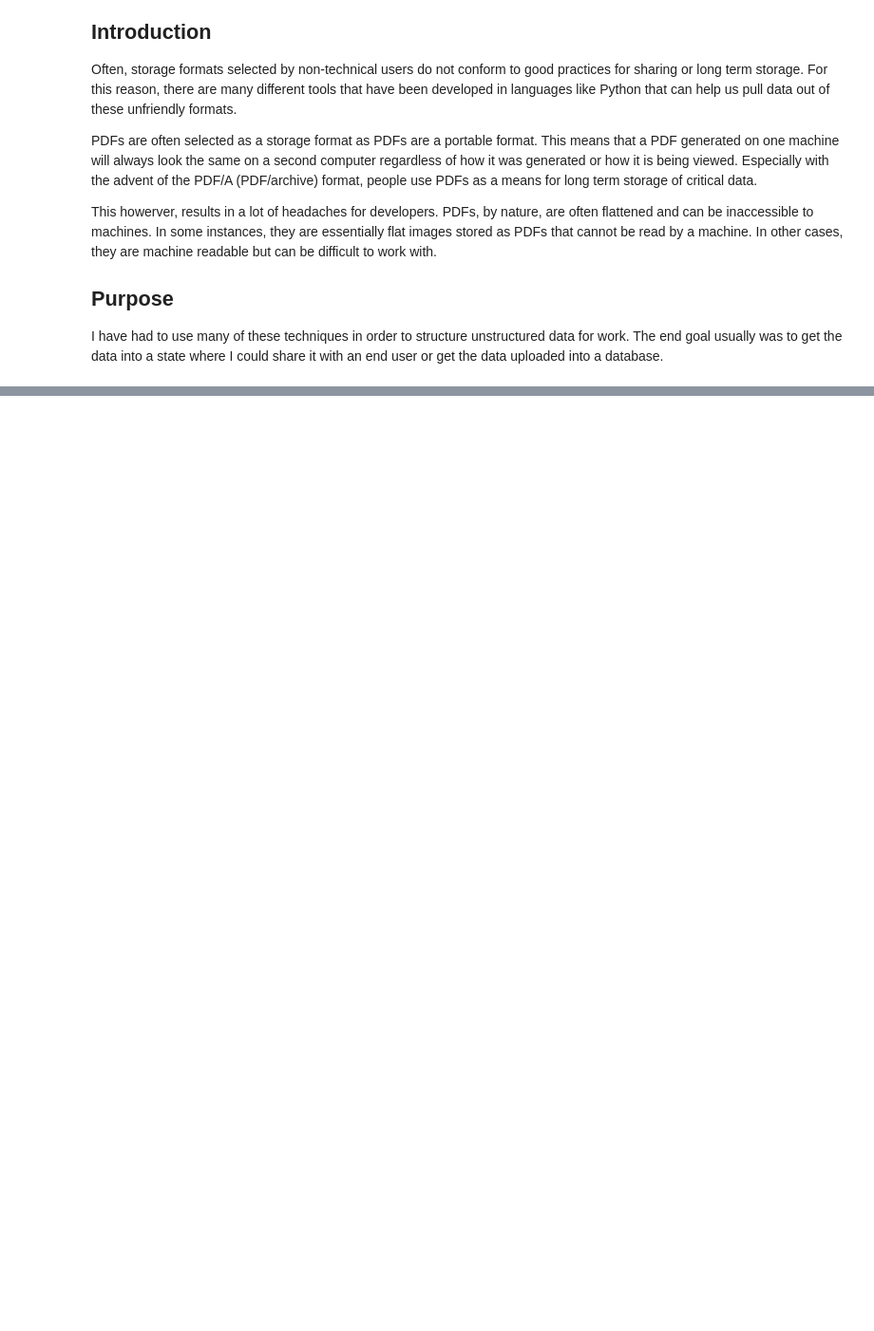
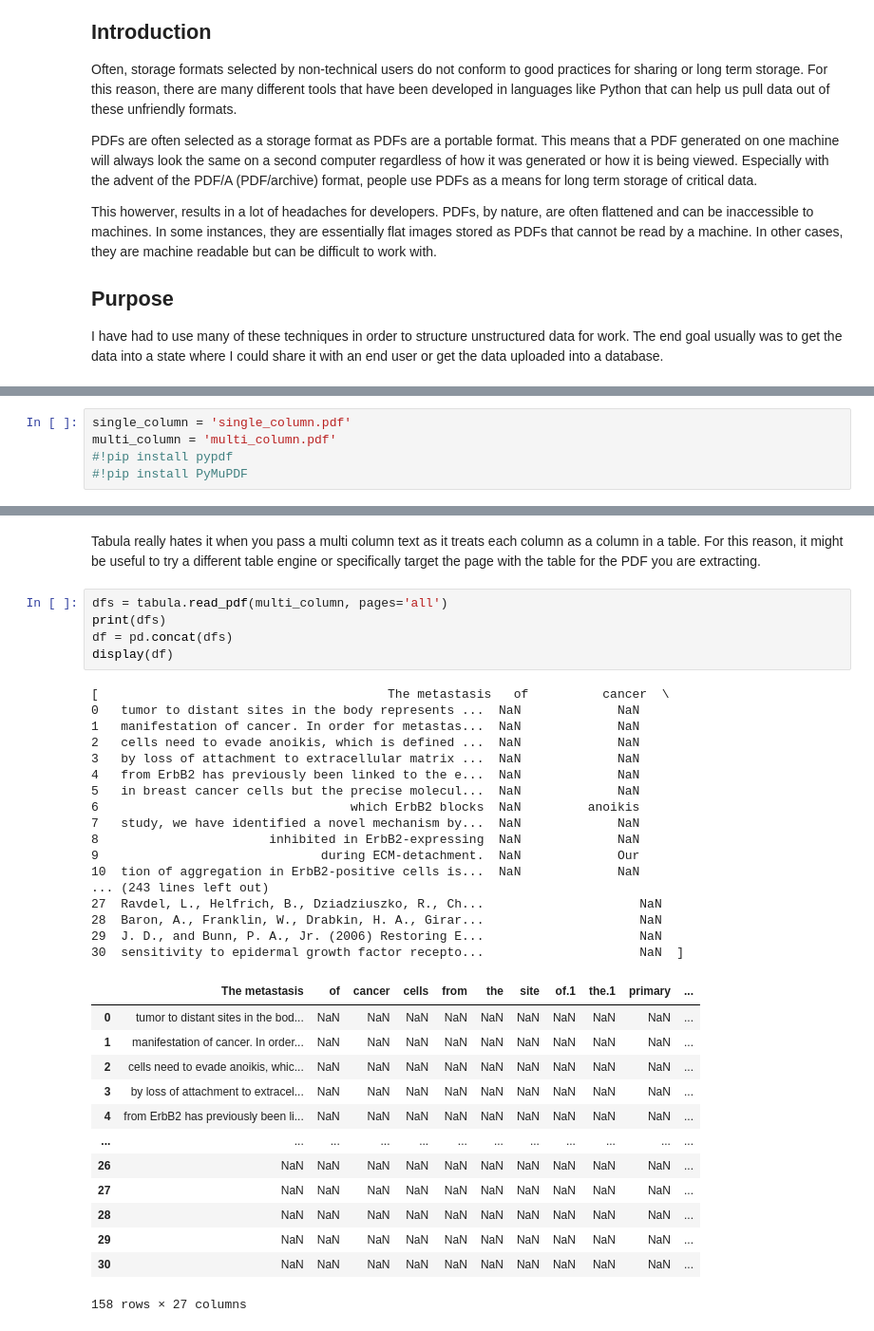
Before and after one commit to mpdubbin/python-frederick-pdf-text-extraction-20240814, a Jupyter notebook: text_extraction_notebook.ipynb, the cells around one changed output, grey strips where cells are left out. Shown at 95% size. Saved outputs shown, nothing was run; the diff lists cells and outputs as text; blank space fills up the shorter version.

```diff
--- a/text_extraction_notebook.ipynb
+++ b/text_extraction_notebook.ipynb
@@ -26,0 +25,5 @@ PyPDF has been around for a very long time. PyPDF2 was started to add some addit
+# %%
+single_column = 'single_column.pdf'
+multi_column = 'multi_column.pdf'
+#!pip install pypdf
+#!pip install PyMuPDF
@@ -46,0 +201,38 @@ https://github.com/UB-Mannheim/tesseract/wiki
+# %% [markdown]
+Tabula really hates it when you pass a multi column text as it treats each column as a column in a table. For this reason, it might be useful to try a different table engine or specifically target the page with the table for the PDF you are extracting.
+# %%
+dfs = tabula.read_pdf(multi_column, pages='all')
+print(dfs)
+df = pd.concat(dfs)
+display(df)
+# %% [output]
+[                                       The metastasis   of          cancer  \
+0   tumor to distant sites in the body represents ...  NaN             NaN
+1   manifestation of cancer. In order for metastas...  NaN             NaN
+2   cells need to evade anoikis, which is defined ...  NaN             NaN
+3   by loss of attachment to extracellular matrix ...  NaN             NaN
+4   from ErbB2 has previously been linked to the e...  NaN             NaN
+5   in breast cancer cells but the precise molecul...  NaN             NaN
+6                                  which ErbB2 blocks  NaN         anoikis
+7   study, we have identified a novel mechanism by...  NaN             NaN
+8                       inhibited in ErbB2-expressing  NaN             NaN
+9                              during ECM-detachment.  NaN             Our
+10  tion of aggregation in ErbB2-positive cells is...  NaN             NaN
+... (243 lines left out)
+27  Ravdel, L., Helfrich, B., Dziadziuszko, R., Ch...                     NaN
+28  Baron, A., Franklin, W., Drabkin, H. A., Girar...                     NaN
+29  J. D., and Bunn, P. A., Jr. (2006) Restoring E...                     NaN
+30  sensitivity to epidermal growth factor recepto...                     NaN  ]
+|  | The metastasis | of | cancer | cells | from | the | site | of.1 | the.1 | primary | ... |
+| 0 | tumor to distant sites in the bod... | NaN | NaN | NaN | NaN | NaN | NaN | NaN | NaN | NaN | ... |
+| 1 | manifestation of cancer. In order... | NaN | NaN | NaN | NaN | NaN | NaN | NaN | NaN | NaN | ... |
+| 2 | cells need to evade anoikis, whic... | NaN | NaN | NaN | NaN | NaN | NaN | NaN | NaN | NaN | ... |
+| 3 | by loss of attachment to extracel... | NaN | NaN | NaN | NaN | NaN | NaN | NaN | NaN | NaN | ... |
+| 4 | from ErbB2 has previously been li... | NaN | NaN | NaN | NaN | NaN | NaN | NaN | NaN | NaN | ... |
+| ... | ... | ... | ... | ... | ... | ... | ... | ... | ... | ... | ... |
+| 26 | NaN | NaN | NaN | NaN | NaN | NaN | NaN | NaN | NaN | NaN | ... |
+| 27 | NaN | NaN | NaN | NaN | NaN | NaN | NaN | NaN | NaN | NaN | ... |
+| 28 | NaN | NaN | NaN | NaN | NaN | NaN | NaN | NaN | NaN | NaN | ... |
+| 29 | NaN | NaN | NaN | NaN | NaN | NaN | NaN | NaN | NaN | NaN | ... |
+| 30 | NaN | NaN | NaN | NaN | NaN | NaN | NaN | NaN | NaN | NaN | ... |
+158 rows × 27 columns
```
Also changed, not shown: parts of 33 cells of this notebook, 7 other files.
